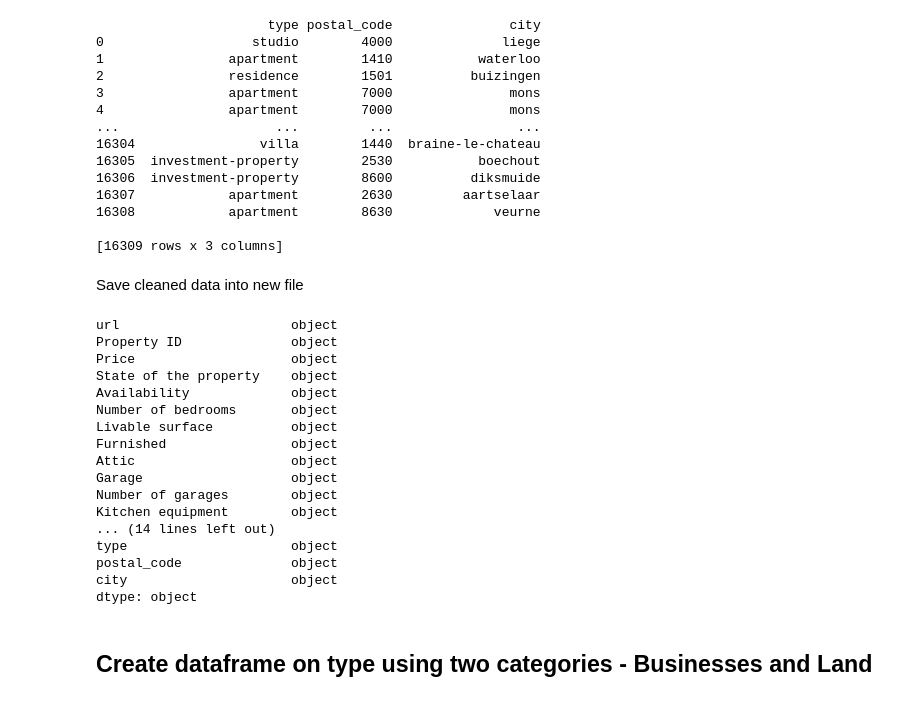
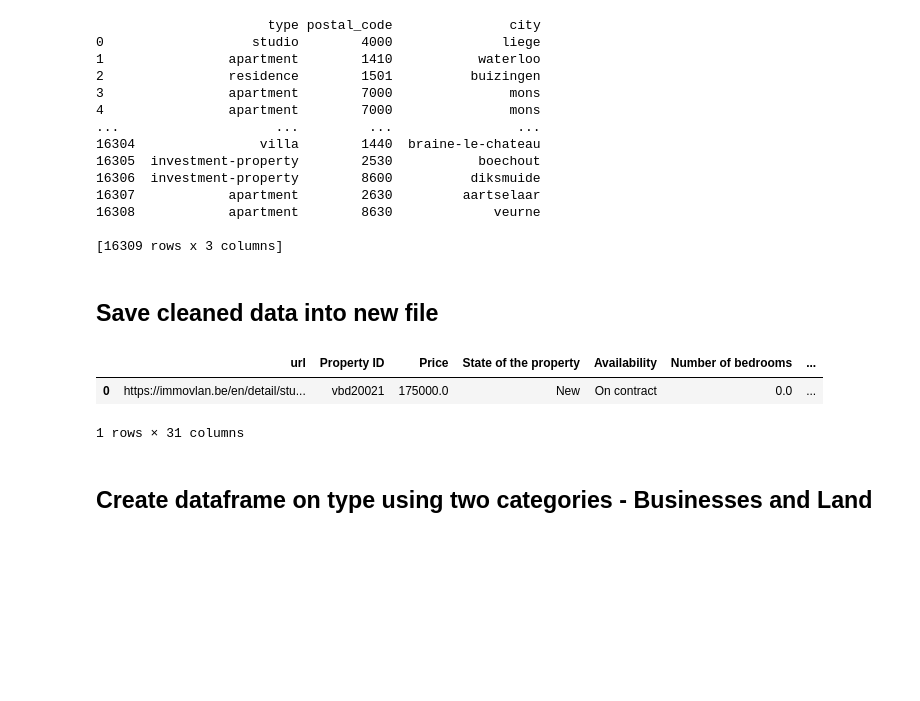
Before and after one commit to briguszmigusz/immo-eliza-data-analysis, a Jupyter notebook: analysis/astha/data_cleaning.ipynb, the cells around one changed output. Cells and saved outputs as stored; diff of their text form; code cells hidden in the pictures; blank space fills up the shorter version.

```diff
--- a/analysis/astha/data_cleaning.ipynb
+++ b/analysis/astha/data_cleaning.ipynb
@@ -256,28 +256,14 @@ print(df[['type', 'postal_code', 'city']])
 
 [16309 rows x 3 columns]
 # %% [markdown]
-Save cleaned data into new file
+## Save cleaned data into new file
 # %%
 df.to_csv("immovlan_cleaned_file.csv", index=False, encoding="utf-8")
-df.dtypes
+df.head(1)
 # %% [output]
+|  | url | Property ID | Price | State of the property | Availability | Number of bedrooms | ... |
+| 0 | https://immovlan.be/en/detail/stu... | vbd20021 | 175000.0 | New | On contract | 0.0 | ... |
-url                      object
-Property ID              object
-Price                    object
-State of the property    object
-Availability             object
-Number of bedrooms       object
-Livable surface          object
-Furnished                object
-Attic                    object
-Garage                   object
-Number of garages        object
-Kitchen equipment        object
-... (14 lines left out)
-type                     object
-postal_code              object
-city                     object
-dtype: object
+1 rows × 31 columns
 # %% [markdown]
 ## Create dataframe on type using two categories - Businesses and Land
 # %%
```
Also changed, not shown: parts of 19 cells of this notebook, 1 other file.
